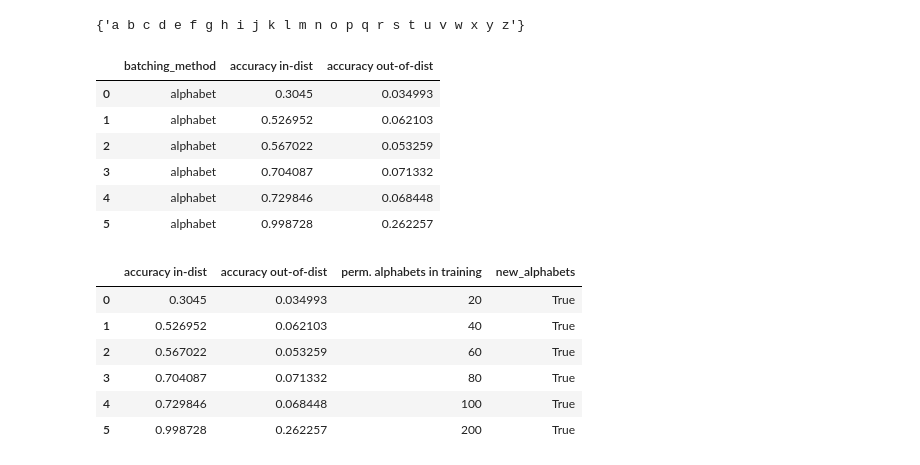
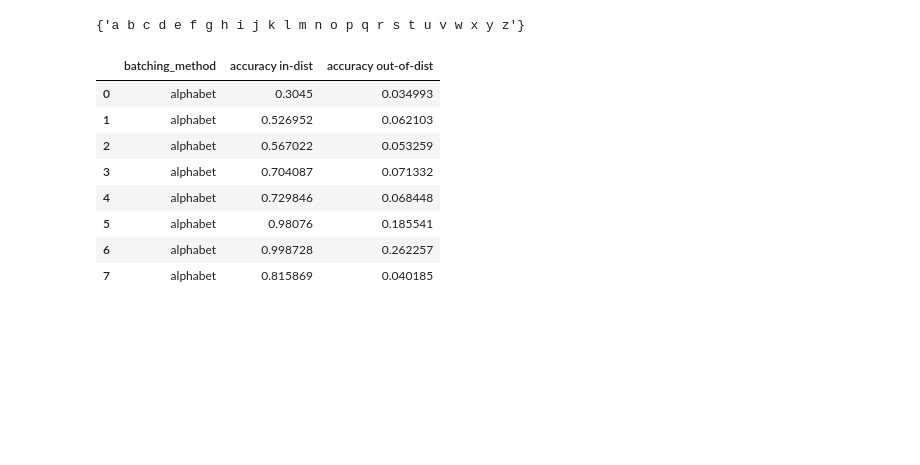
Before and after one commit to philipp-hellwig/MLC-letter-string-analogies, a Jupyter notebook: analyses/num_perm_alphabets.ipynb, the cells around one changed output. Drawn from its saved outputs; the diff is of its cells as text; code cells hidden in the pictures; blank space fills up the shorter version.

```diff
--- a/analyses/num_perm_alphabets.ipynb
+++ b/analyses/num_perm_alphabets.ipynb
@@ -18,8 +18,11 @@ perm_40 = CheckPoint.from_pt(path="../models/num_permuted_alphabets/MLC_batchalp
 perm_60 = CheckPoint.from_pt(path="../models/num_permuted_alphabets/MLC_batchalph_dallstudy1_copy_perm60_nep20.pt")
 perm_80 = CheckPoint.from_pt(path="../models/num_permuted_alphabets/MLC_batchalph_dallstudy1_copy_perm80_nep20.pt")
 perm_100 = CheckPoint.from_pt(path="../models/num_permuted_alphabets/MLC_batchalph_dallstudy1_copy_perm100_nep20.pt")
+perm_140 = CheckPoint.from_pt(path="../models/num_permuted_alphabets/MLC_batchalph_dallstudy1_copy_perm140_nep20.pt")
 perm_200 = CheckPoint.from_pt(path="../models/num_permuted_alphabets/MLC_batchalph_dallstudy1_copy_perm200_nep20.pt")
-all_training_runs = [perm_20, perm_40, perm_60, perm_80, perm_100, perm_200]
+perm_400 = CheckPoint.from_pt(path="../models/num_permuted_alphabets/MLC_batchalph_dallstudy1_copy_perm400_nep20.pt")
+
+all_training_runs = [perm_20, perm_40, perm_60, perm_80, perm_100, perm_140, perm_200, perm_400]
 # %%
 # check that training alphabets have no overlap with new alphabets:
 df20 = pd.read_csv("../data/all_transformations_study1_copy_perm20/test.csv")
@@ -44,23 +51,29 @@ all_training_alphabets & set(df_new_alphs.alphabet.unique())
 # %% [output]
 {'a b c d e f g h i j k l m n o p q r s t u v w x y z'}
 # %%
+# predictions on new set of permuted alphabets
 accs_new_alphabets = pd.DataFrame(columns=["batching_method", "accuracy in-dist", "accuracy out-of-dist"])
 for i, cp in enumerate(all_training_runs):
-    test_new_alph = cp.load_dataloaders("../data/all_transformations_study1_new_alphabets", use_datasets=["test"], verbose=False)[0]
+    test_new_alph = cp.load_dataloaders(
+        "../data/all_transformations_study1_new_alphabets",
+        use_datasets=["test"],
+        verbose=False)[0]
     model = cp.load_model(verbose=False)
     pred = analysis_utils.predict_dataset(test_new_alph, model, alternative_rule_errors=False)
     # exclude standard alphabet:
     pred = pred[pred["n_perm"]!= 0]
     test_acc_in = np.mean(pred[pred.distribution == "in"]["correct"])
     test_acc_out_of = np.mean(pred[pred.distribution == "out-of"]["correct"])
     accs_new_alphabets.loc[i,:] = [cp.train_config.batching_method, test_acc_in, test_acc_out_of]
 accs_new_alphabets.round(3)
 # %% [output]
 |  | batching_method | accuracy in-dist | accuracy out-of-dist |
 | 0 | alphabet | 0.3045 | 0.034993 |
 | 1 | alphabet | 0.526952 | 0.062103 |
 | 2 | alphabet | 0.567022 | 0.053259 |
 | 3 | alphabet | 0.704087 | 0.071332 |
 | 4 | alphabet | 0.729846 | 0.068448 |
-| 5 | alphabet | 0.998728 | 0.262257 |
+| 5 | alphabet | 0.98076 | 0.185541 |
+| 6 | alphabet | 0.998728 | 0.262257 |
+| 7 | alphabet | 0.815869 | 0.040185 |
 # %%
@@ -68,15 +81,5 @@ accs_new_alphabets["perm. alphabets in training"] = [20,40,60,80,100,200]
 accs_new_alphabets["new_alphabets"] = True
 accs_new_alphabets.drop(columns=["batching_method"], inplace=True)
-# %%
-accs_new_alphabets
-# %% [output]
-|  | accuracy in-dist | accuracy out-of-dist | perm. alphabets in training | new_alphabets |
-| 0 | 0.3045 | 0.034993 | 20 | True |
-| 1 | 0.526952 | 0.062103 | 40 | True |
-| 2 | 0.567022 | 0.053259 | 60 | True |
-| 3 | 0.704087 | 0.071332 | 80 | True |
-| 4 | 0.729846 | 0.068448 | 100 | True |
-| 5 | 0.998728 | 0.262257 | 200 | True |
 # %%
 # add validation set accuracies for the last episode (i.e., on the trained alphabets)
 data = [{**vars(train_run.train_config), **vars(train_run.mlc_config)} for train_run in all_training_runs]
```
Also changed, not shown: parts of 10 cells of this notebook, 14 other files.
